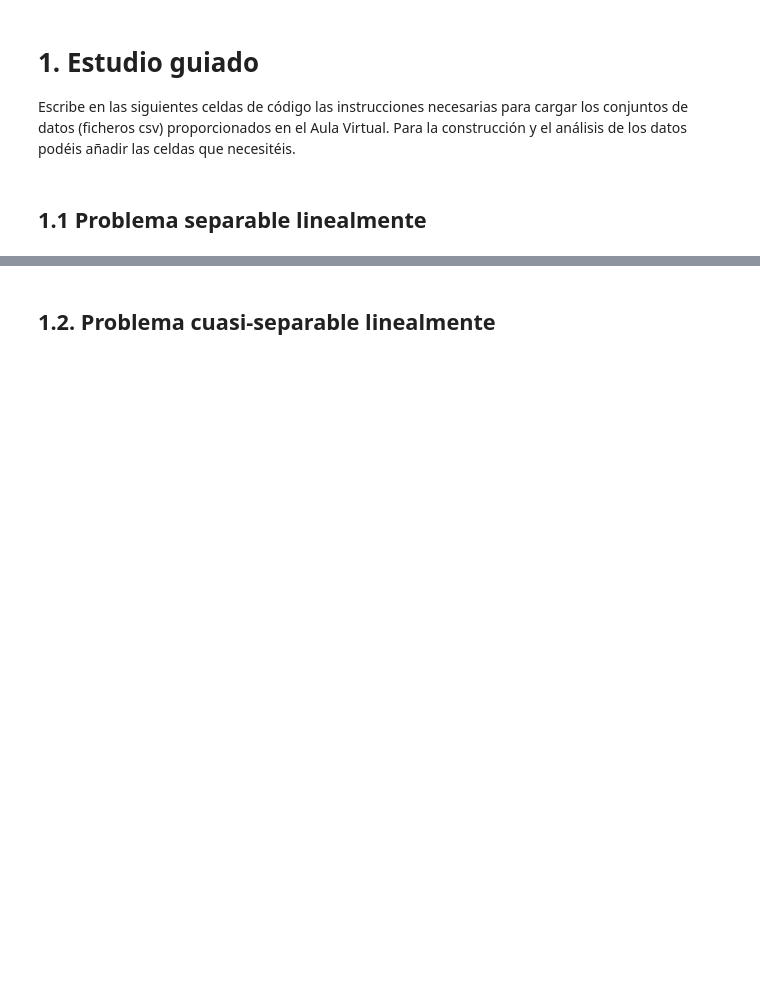
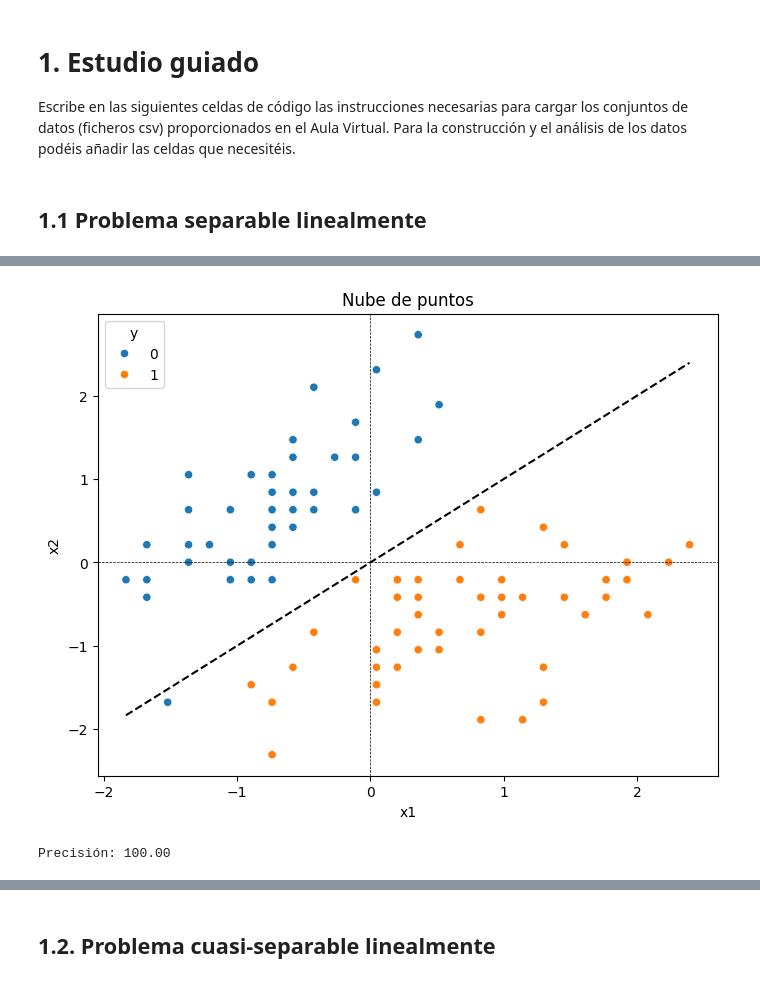
Before and after one commit to mateofra/AAS, a Jupyter notebook: Prácticas/Practica_2/P2.ipynb, the cells around one changed output, grey strips where cells are left out. Saved outputs shown, nothing was run; the diff lists cells and outputs as text; code cells hidden in the pictures; blank space fills up the shorter version.

```diff
--- a/Prácticas/Practica_2/P2.ipynb
+++ b/Prácticas/Practica_2/P2.ipynb
@@ -43,0 +74,16 @@ dataset_1 = pd.read_csv("dataset_1.csv")
+# %%
+plot_manual(dataset_1, m=1, C=0)
+# %% [output]
+[figure, added]
+# %%
+X = dataset_1[["x1", "x2"]]
+y = dataset_1["y"]
+
+svm = SVC(kernel='linear', C=100, random_state=SEMILLA)
+svm.fit(X, y)
+
+y_pred = svm.predict(X)
+accuracy = accuracy_score(y, y_pred)
+print(f'Precisión sobre los datos de entrenamiento: {accuracy * 100:.2f}')
+# %% [output]
+Precisión: 100.00
```
Also changed, not shown: parts of 27 cells of this notebook, 1 other file.
